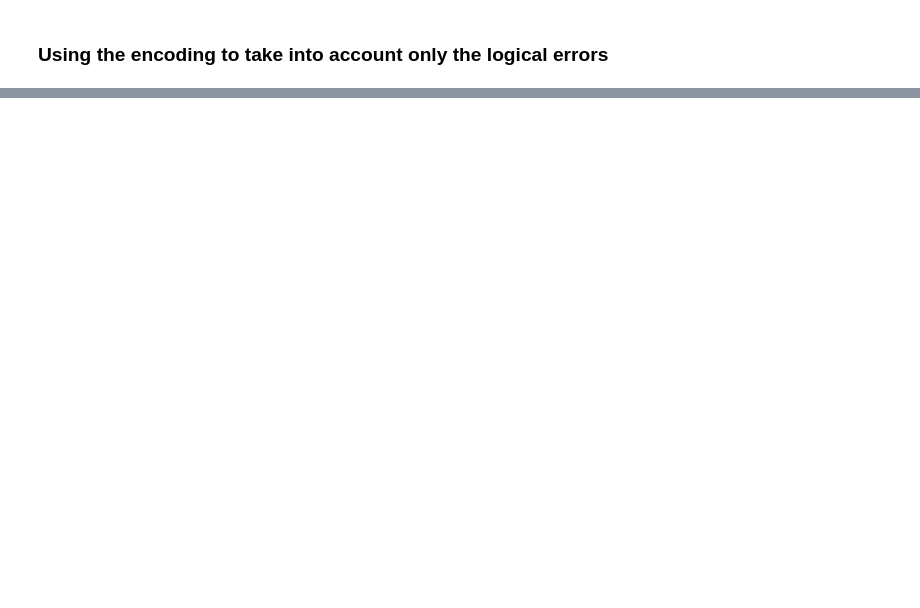
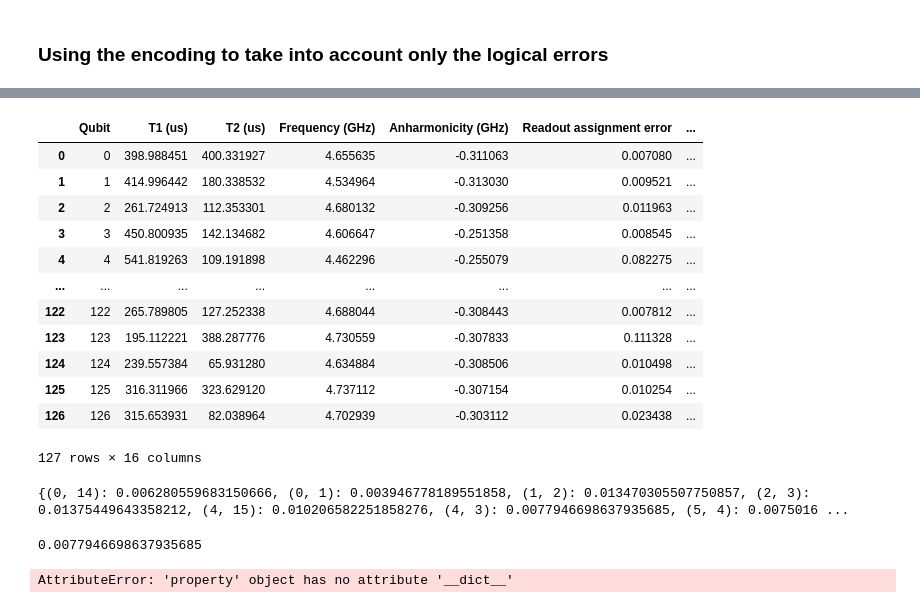
Before and after one commit to rmlarose/encoded, a Jupyter notebook: experiments/repetition/Deutsh-Jozsa/repetition_dj.ipynb, the cells around one changed output, grey strips where cells are left out. Saved outputs shown, nothing was run; the diff lists cells and outputs as text; code cells hidden in the pictures; blank space fills up the shorter version.

```diff
--- a/experiments/repetition/Deutsh-Jozsa/repetition_dj.ipynb
+++ b/experiments/repetition/Deutsh-Jozsa/repetition_dj.ipynb
@@ -148,0 +252,42 @@ Total fidelity F =  85.7490715675205 %
+# %%
+import pandas as pd
+df_kyiv = pd.read_csv("ibm_kyiv_calibrations_2025-02-26T16_02_56Z.csv")
+df_kyiv
+# %% [output]
+|  | Qubit | T1 (us) | T2 (us) | Frequency (GHz) | Anharmonicity (GHz) | Readout assignment error | ... |
+| 0 | 0 | 398.988451 | 400.331927 | 4.655635 | -0.311063 | 0.007080 | ... |
+| 1 | 1 | 414.996442 | 180.338532 | 4.534964 | -0.313030 | 0.009521 | ... |
+| 2 | 2 | 261.724913 | 112.353301 | 4.680132 | -0.309256 | 0.011963 | ... |
+| 3 | 3 | 450.800935 | 142.134682 | 4.606647 | -0.251358 | 0.008545 | ... |
+| 4 | 4 | 541.819263 | 109.191898 | 4.462296 | -0.255079 | 0.082275 | ... |
+| ... | ... | ... | ... | ... | ... | ... | ... |
+| 122 | 122 | 265.789805 | 127.252338 | 4.688044 | -0.308443 | 0.007812 | ... |
+| 123 | 123 | 195.112221 | 388.287776 | 4.730559 | -0.307833 | 0.111328 | ... |
+| 124 | 124 | 239.557384 | 65.931280 | 4.634884 | -0.308506 | 0.010498 | ... |
+| 125 | 125 | 316.311966 | 323.629120 | 4.737112 | -0.307154 | 0.010254 | ... |
+| 126 | 126 | 315.653931 | 82.038964 | 4.702939 | -0.303112 | 0.023438 | ... |
+127 rows × 16 columns
+# %%
+data_test  = list(df_kyiv["ECR error "].dropna())
+
+dictionary = {}
+
+for entry in data_test:
+    pairs = entry.split(';')  # Split multiple key-value pairs in a string
+    for pair in pairs:
+        key, value = pair.split(':')  # Separate the key from the value
+        key = list(map(int, key.split('_')))  # Transform key into a list of integers
+        dictionary[tuple(key)] = float(value)
+
+print(dictionary)
+# %% [output]
+{(0, 14): 0.006280559683150666, (0, 1): 0.003946778189551858, (1, 2): 0.013470305507750857, (2, 3): 0.01375449643358212, (4, 15): 0.010206582251858276, (4, 3): 0.0077946698637935685, (5, 4): 0.0075016 ...
+# %%
+props_dict["gates"][QPU_qubits*4+1]["qubits"]
+dictionary[tuple(props_dict["gates"][QPU_qubits*4+1]["qubits"])]
+# %% [output]
+0.0077946698637935685
+# %%
+cmap = FakeKyiv2025.coupling_map.__dict__
+# %% [output]
+AttributeError: 'property' object has no attribute '__dict__'
```
Also changed, not shown: parts of 19 cells of this notebook.
